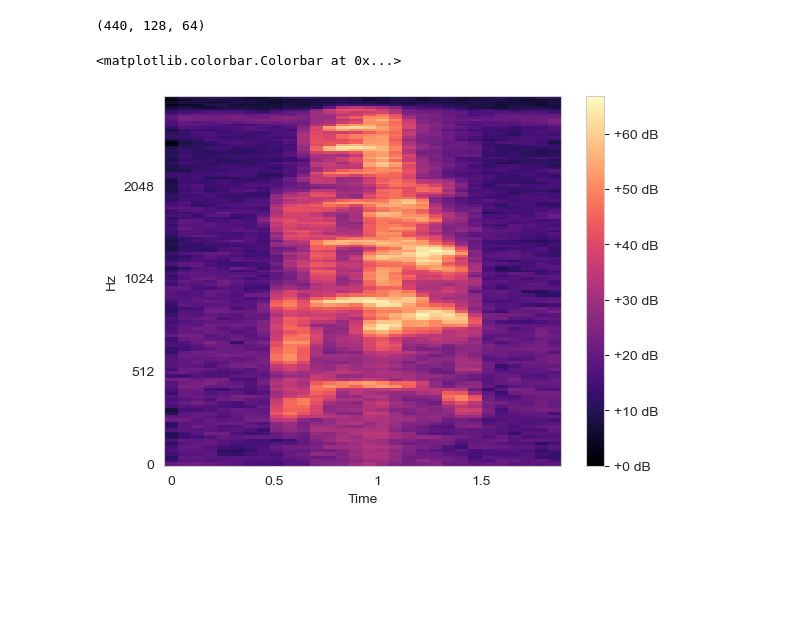
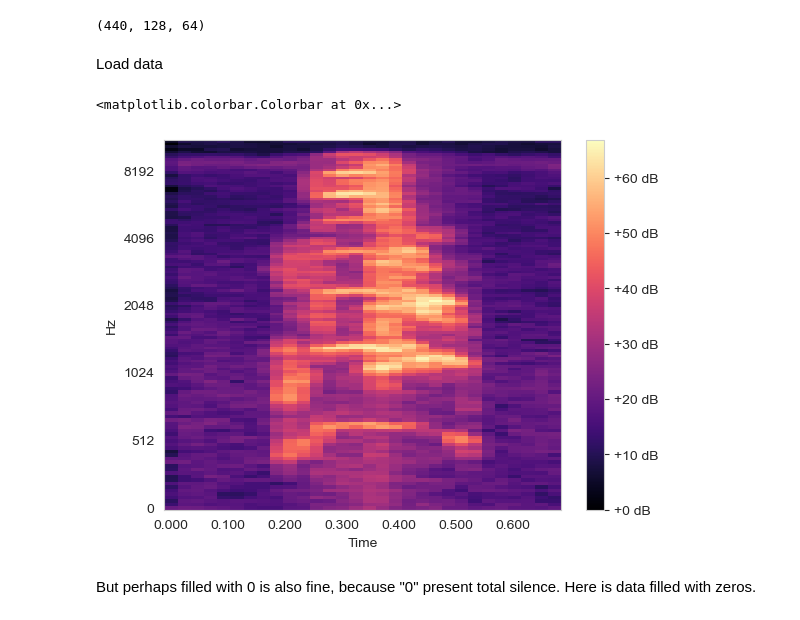
Before and after one commit to jinjingleayi/meow-by-meow, a Jupyter notebook: src/data_handling/specgram_vectorization.ipynb, the cells around one changed output. Cells and saved outputs as stored; diff of their text form; code cells hidden in the pictures; blank space fills up the shorter version.

```diff
--- a/src/data_handling/specgram_vectorization.ipynb
+++ b/src/data_handling/specgram_vectorization.ipynb
@@ -81,4 +81,6 @@ spec_data.shape
 (440, 128, 64)
 # %%
 np.save(save_fp,spec_data)
+# %% [markdown]
+Load data
 # %%
@@ -97,8 +100,10 @@ for i in range(spec_load.shape[0]):
 
 ##okay, recovered!!
 # %%
-librosa.display.specshow(arrs_load[5], sr = ratesample, x_axis='time',y_axis='mel')
+librosa.display.specshow(arrs_load[5],x_axis='time',y_axis='mel')
 plt.colorbar(format='%+2.0f dB')
 # %% [output]
 <matplotlib.colorbar.Colorbar at 0x...>
-[figure, old version]
+[figure, new version]
+# %% [markdown]
+But perhaps filled with 0 is also fine, because "0" present total silence. Here is data filled with zeros.
```
Also changed, not shown: parts of 7 cells of this notebook.
